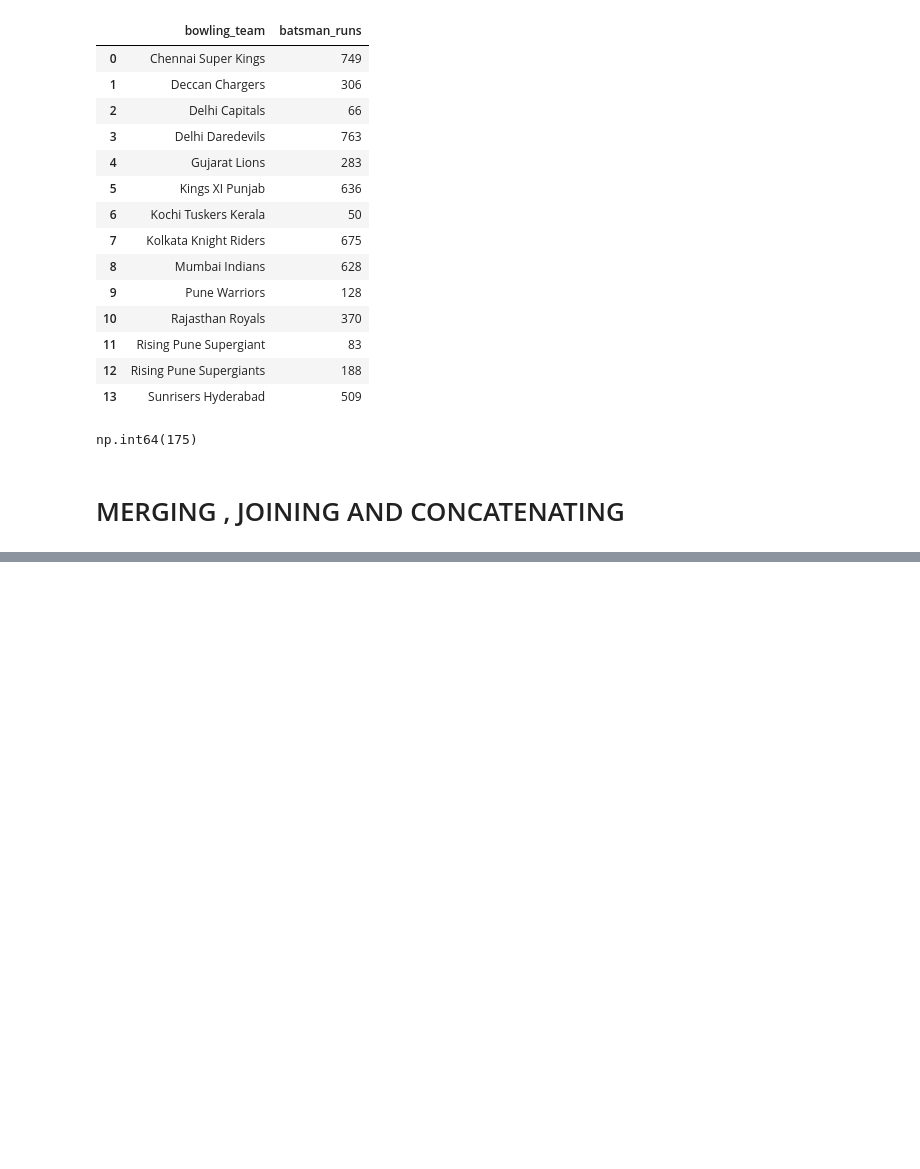
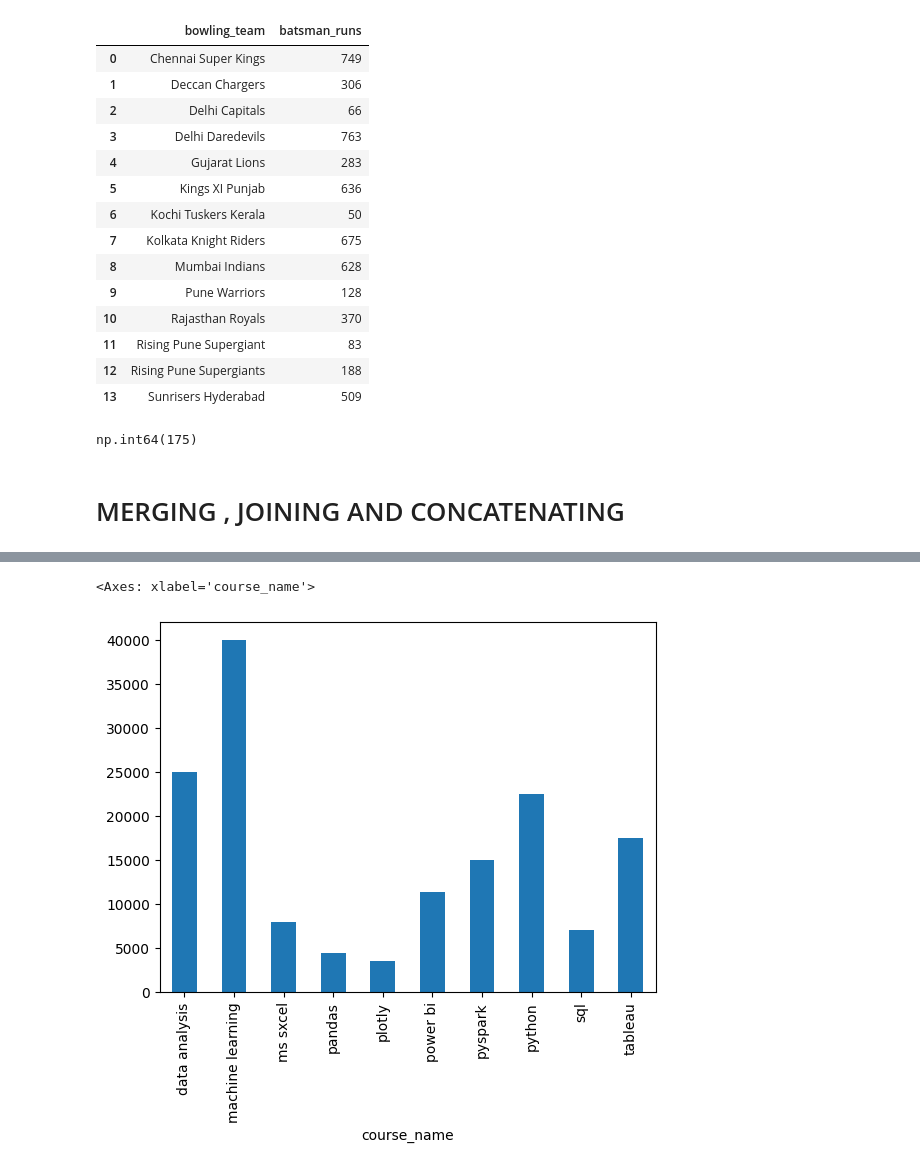
Before and after one commit to harry9855/PYTHON-AI-ML, a Jupyter notebook: PandasPracDataFrame.ipynb, the cells around one changed output, grey strips where cells are left out. Cells and saved outputs as stored; diff of their text form; code cells hidden in the pictures; blank space fills up the shorter version.

```diff
--- a/PandasPracDataFrame.ipynb
+++ b/PandasPracDataFrame.ipynb
@@ -2234,0 +2237,7 @@ np.int64(175)
+# %%
+courses=pd.read_csv("/content/courses.csv")
+delivery=pd.read_csv("/content/deliveries1.csv")
+matches=pd.read_csv("/content/matches.csv")
+nov=pd.read_csv("/content/reg-month1.csv")
+dec=pd.read_csv("/content/reg-month2.csv")
+students_new=pd.read_csv("/content/students.csv")
@@ -2234,0 +2246,6 @@ np.int64(175)
+# %%
+# Concatenation
+#pd.concat is a function that is used to join to dataframe together vertically
+regs=pd.concat([nov,dec],ignore_index=True) # ignore_index is used to ignore default of indexes of each df
+# and apply new indexes from start to combined dataframe(df)
+regs
@@ -2234,0 +2482,6 @@ np.int64(175)
+# %%
+# plot bar charts for revenue/courses
+regs.merge(courses,on='course_id',how='inner').groupby('course_name')['price'].sum().plot(kind='bar')
+# %% [output]
+<Axes: xlabel='course_name'>
+[figure, added]
```
Also changed, not shown: parts of 30 cells of this notebook.
